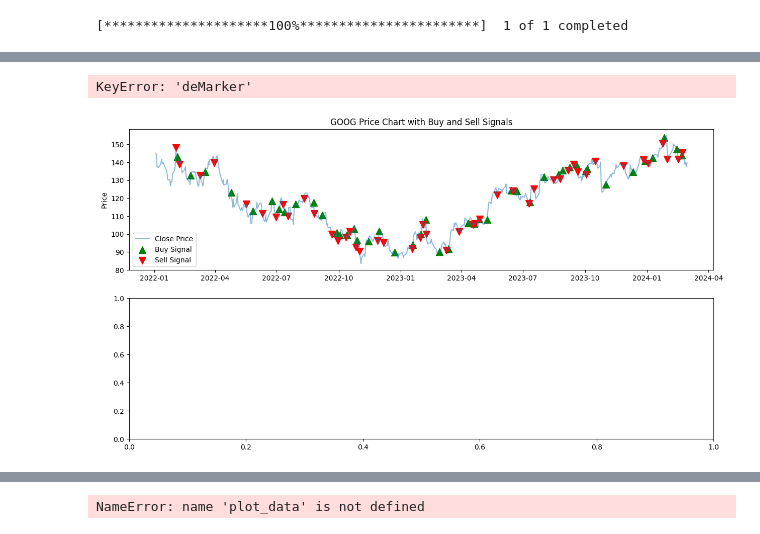
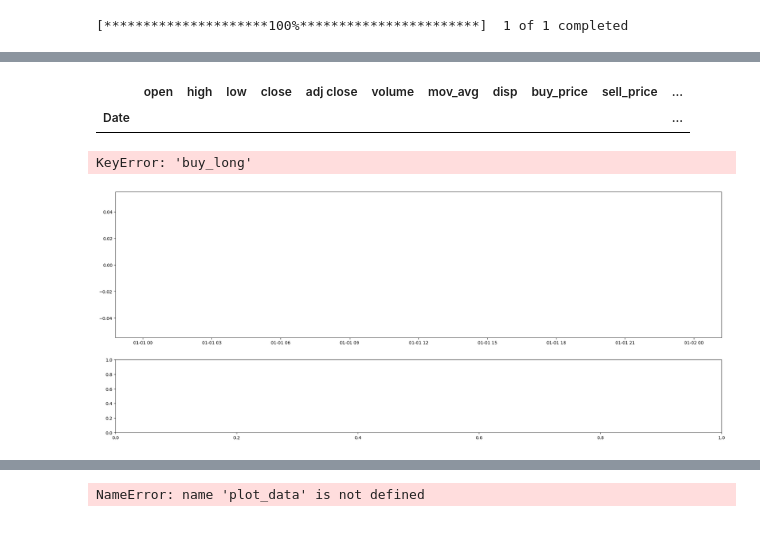
Before and after one commit to HoussamZak/advanced_trading_indicators, a Jupyter notebook: brouillon_test.ipynb, the cells around one changed output, grey strips where cells are left out. Saved outputs shown, nothing was run; the diff lists cells and outputs as text; code cells hidden in the pictures.

Commit message:
disparity_index done

```diff
--- a/brouillon_test.ipynb
+++ b/brouillon_test.ipynb
@@ -6,7 +6,7 @@ import matplotlib.pyplot as plt
 # data = pd.read_csv(r"")
 import yfinance as yf
 
-data = yf.download('GOOG', '2022-01-01','2024-03-01')
+data = yf.download('XMR-USD', '2023-01-01','2024-03-01')
 
 #-- all column names lowercase
 data.columns = map(str.lower, data.columns)
@@ -17,4 +17,4 @@ data.columns = map(str.lower, data.columns)
 # disp = disp_idx(data, 14)
 
 
-df_X = rvi_signals(data)
+df_X = disparity_index(data)
@@ -38,39 +21,40 @@ df_X
+# %%
+data = disparity_index(data)
+# %%
+data
+# %% [output]
+|  | open | high | low | close | adj close | volume | mov_avg | disp | buy_price | sell_price | ... |
+| Date |  |  |  |  |  |  |  |  |  |  | ... |
 # %%
 def plot_stock_with_rvi(data):
-    # data = yf.download(stock_symbol, start=start_date, end=end_date)
-    # data = demarker_indc(data, period)
-
-    # # Generating Buy/Sell signals
-    # data['Buy_Signal'] = (data['DeM'] < 0.3) & (data['DeM'].shift(1) >= 0.3)
-    # data['Sell_Signal'] = (data['DeM'] > 0.7) & (data['DeM'].shift(1) <= 0.7)
 
     # Plotting
-    fig, (ax1, ax2) = plt.subplots(2, 1, figsize=(15, 8))
-
-    # Stock price with buy and sell signals
-    ax1.plot(data['close'], label='Close Price', alpha=0.5)
-    ax1.scatter(data.index[data['buy_long']], data['close'][data['buy_long']], label='Buy Signal', marker='^', color='green', s=100)
-    ax1.scatter(data.index[data['sell_short']], data['close'][data['sell_short']], label='Sell Signal', marker='v', color='red', s=100)
-    ax1.set_title('GOOG Price Chart with Buy and Sell Signals')
+    fig, (ax1, ax2) = plt.subplots(2, 1, figsize=(25, 10), gridspec_kw={'height_ratios': [2, 1]})
+    # Stock price plot with buy and sell signals
+    ax1.plot(data['close'], label='Close Price', color='blue')
+    ax1.scatter(data.index[data['buy_long']], data['close'][data['buy_long']], label='Buy Signal', marker='^', color='green', alpha=1)
+    ax1.scatter(data.index[data['sell_short']], data['close'][data['sell_short']], label='Sell Signal', marker='v', color='red', alpha=1)
+    ax1.set_title('Relative Vigor Index, XMR-USD Stock Price ')
     ax1.set_ylabel('Price')
     ax1.legend()
 
-    # DeMarker Indicator
-    ax2.plot(data['deMarker'], label='DeMarker', color='blue')
-    ax2.axhline(0.7, color='red', linestyle='--', label='Overbought Threshold (0.725)')
-    ax2.axhline(0.3, color='green', linestyle='--', label='Oversold Threshold (0.275)')
-    ax2.set_title('DeMarker Indicator')
-    ax2.set_ylabel('DeMarker Value')
+    # RVI plot with buy and sell signals
+    ax2.plot(data['rvi'], label='RVI', color='green')
+    ax2.plot(data['rvi_signal'], label='Signal Line', color='red', linestyle='--')
+    ax2.scatter(data.index[data['buy_long']], data['rvi'][data['buy_long']], label='Buy Signal', marker='^', color='blue', alpha=1)
+    ax2.scatter(data.index[data['sell_short']], data['rvi'][data['sell_short']], label='Sell Signal', marker='v', color='orange', alpha=1)
+    ax2.set_title('Relative Vigor Index (RVI) with Signals')
+    ax2.set_ylabel('RVI')
     ax2.legend()
 
     plt.tight_layout()
     plt.show()
 
 # Example usage
 plot_stock_with_rvi(df_X)
 # %% [output]
-KeyError: 'deMarker'
+KeyError: 'buy_long'
-[figure, old version]
+[figure, new version]
 # %%
 df_X
 # %% [output]
```
Also changed, not shown: parts of 2 cells of this notebook, 2 other files.
